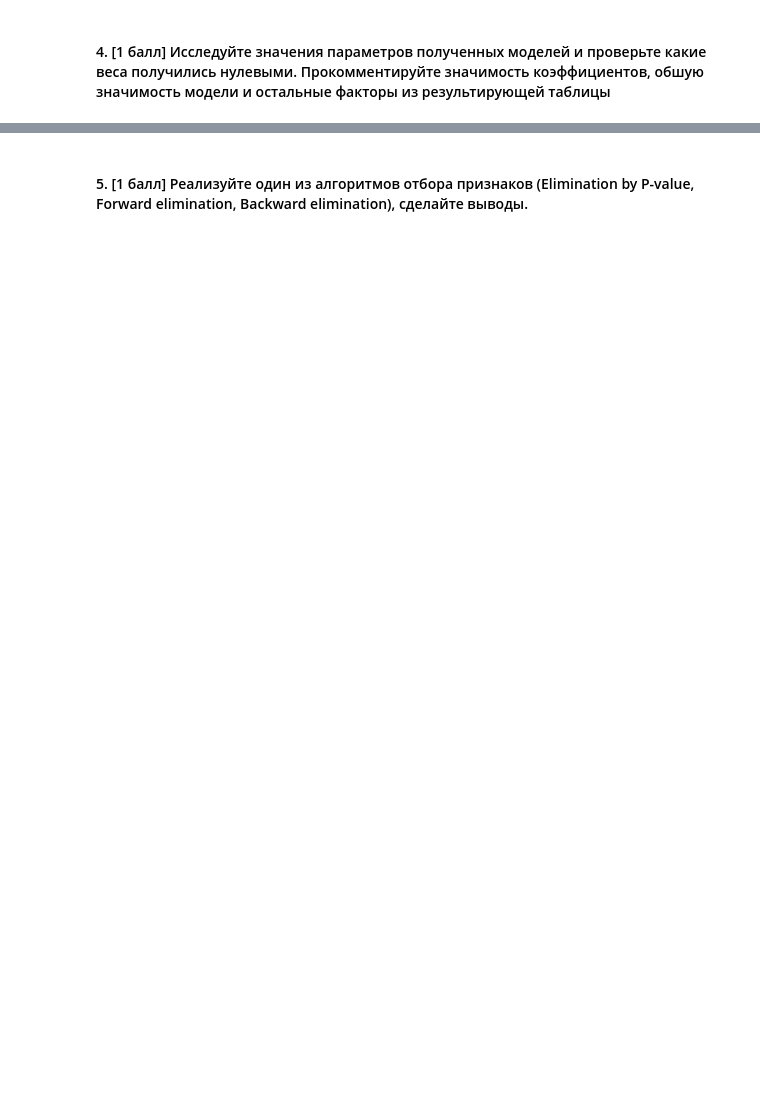
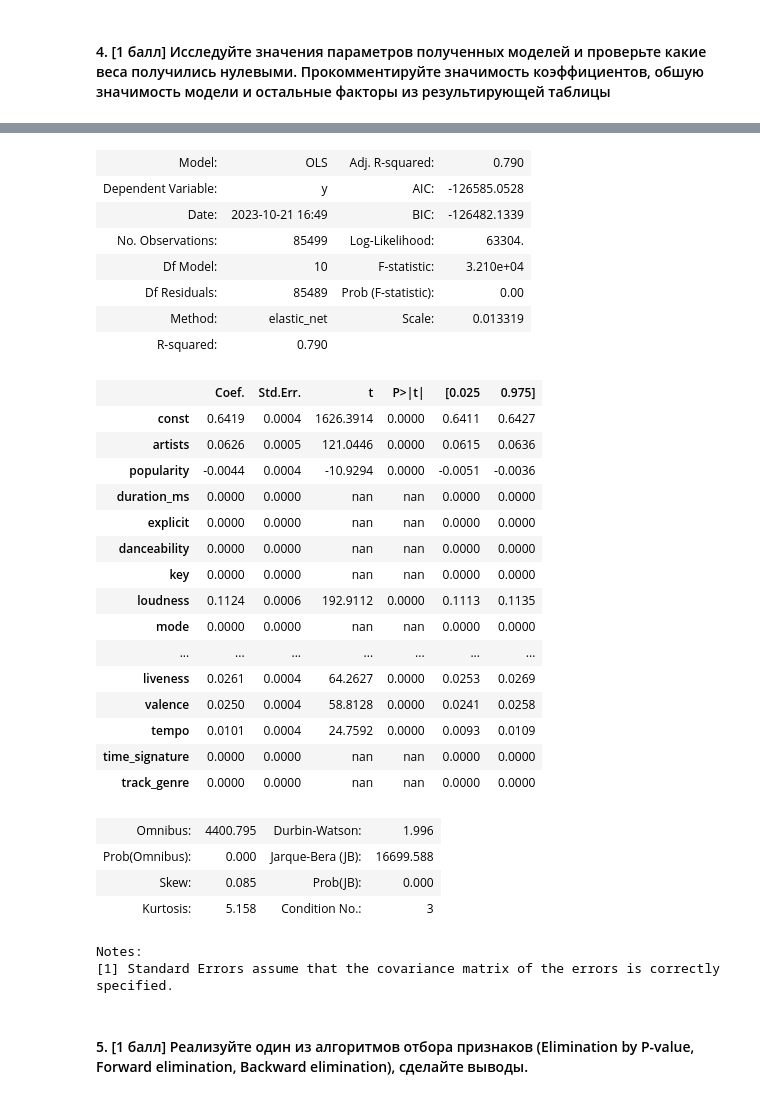
Before and after one commit to ProbablyDead/ml_hse_hw, a Jupyter notebook: hw2/hw2_2023.ipynb, the cells around one changed output, grey strips where cells are left out. Drawn from its saved outputs; the diff is of its cells as text; code cells hidden in the pictures; blank space fills up the shorter version.

```diff
--- a/hw2/hw2_2023.ipynb
+++ b/hw2/hw2_2023.ipynb
@@ -237,2 +331,36 @@ Notes:
+# %%
+# ElasricNet
+models[3][1].summary2()
+# %% [output]
+| Model: | OLS | Adj. R-squared: | 0.790 |
+| Dependent Variable: | y | AIC: | -126585.0528 |
+| Date: | 2023-10-21 16:49 | BIC: | -126482.1339 |
+| No. Observations: | 85499 | Log-Likelihood: | 63304. |
+| Df Model: | 10 | F-statistic: | 3.210e+04 |
+| Df Residuals: | 85489 | Prob (F-statistic): | 0.00 |
+| Method: | elastic_net | Scale: | 0.013319 |
+| R-squared: | 0.790 |  |  |
+|  | Coef. | Std.Err. | t | P>|t| | [0.025 | 0.975] |
+| const | 0.6419 | 0.0004 | 1626.3914 | 0.0000 | 0.6411 | 0.6427 |
+| artists | 0.0626 | 0.0005 | 121.0446 | 0.0000 | 0.0615 | 0.0636 |
+| popularity | -0.0044 | 0.0004 | -10.9294 | 0.0000 | -0.0051 | -0.0036 |
+| duration_ms | 0.0000 | 0.0000 | nan | nan | 0.0000 | 0.0000 |
+| explicit | 0.0000 | 0.0000 | nan | nan | 0.0000 | 0.0000 |
+| danceability | 0.0000 | 0.0000 | nan | nan | 0.0000 | 0.0000 |
+| key | 0.0000 | 0.0000 | nan | nan | 0.0000 | 0.0000 |
+| loudness | 0.1124 | 0.0006 | 192.9112 | 0.0000 | 0.1113 | 0.1135 |
+| mode | 0.0000 | 0.0000 | nan | nan | 0.0000 | 0.0000 |
+| ... | ... | ... | ... | ... | ... | ... |
+| liveness | 0.0261 | 0.0004 | 64.2627 | 0.0000 | 0.0253 | 0.0269 |
+| valence | 0.0250 | 0.0004 | 58.8128 | 0.0000 | 0.0241 | 0.0258 |
+| tempo | 0.0101 | 0.0004 | 24.7592 | 0.0000 | 0.0093 | 0.0109 |
+| time_signature | 0.0000 | 0.0000 | nan | nan | 0.0000 | 0.0000 |
+| track_genre | 0.0000 | 0.0000 | nan | nan | 0.0000 | 0.0000 |
+| Omnibus: | 4400.795 | Durbin-Watson: | 1.996 |
+| Prob(Omnibus): | 0.000 | Jarque-Bera (JB): | 16699.588 |
+| Skew: | 0.085 | Prob(JB): | 0.000 |
+| Kurtosis: | 5.158 | Condition No.: | 3 |
+Notes:
+[1] Standard Errors assume that the covariance matrix of the errors is correctly specified.
 # %% [markdown]
 #### 5. [1 балл] Реализуйте один из алгоритмов отбора признаков (Elimination by P-value, Forward elimination, Backward elimination), сделайте выводы.
```
Also changed, not shown: parts of 20 cells of this notebook, 1 other file.
